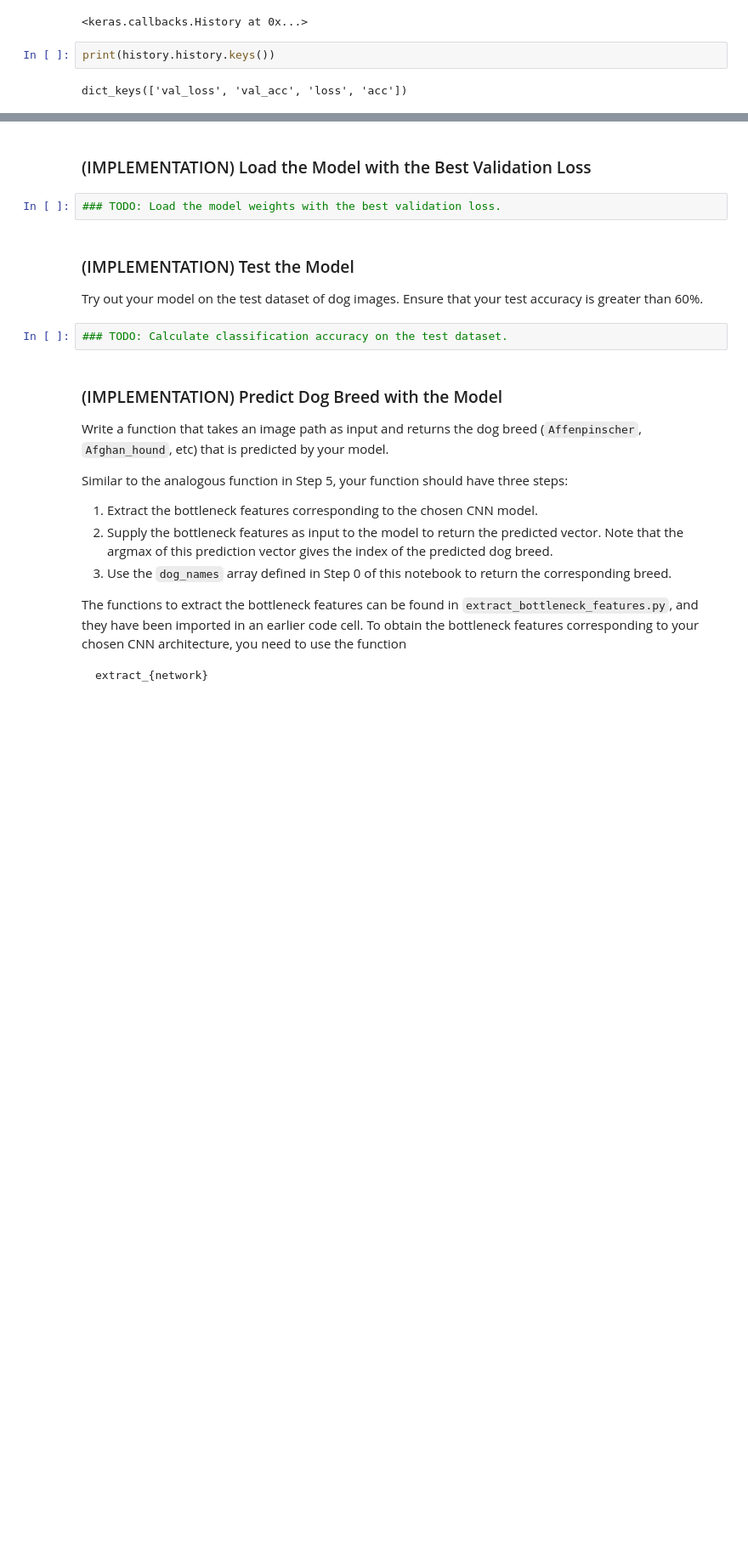
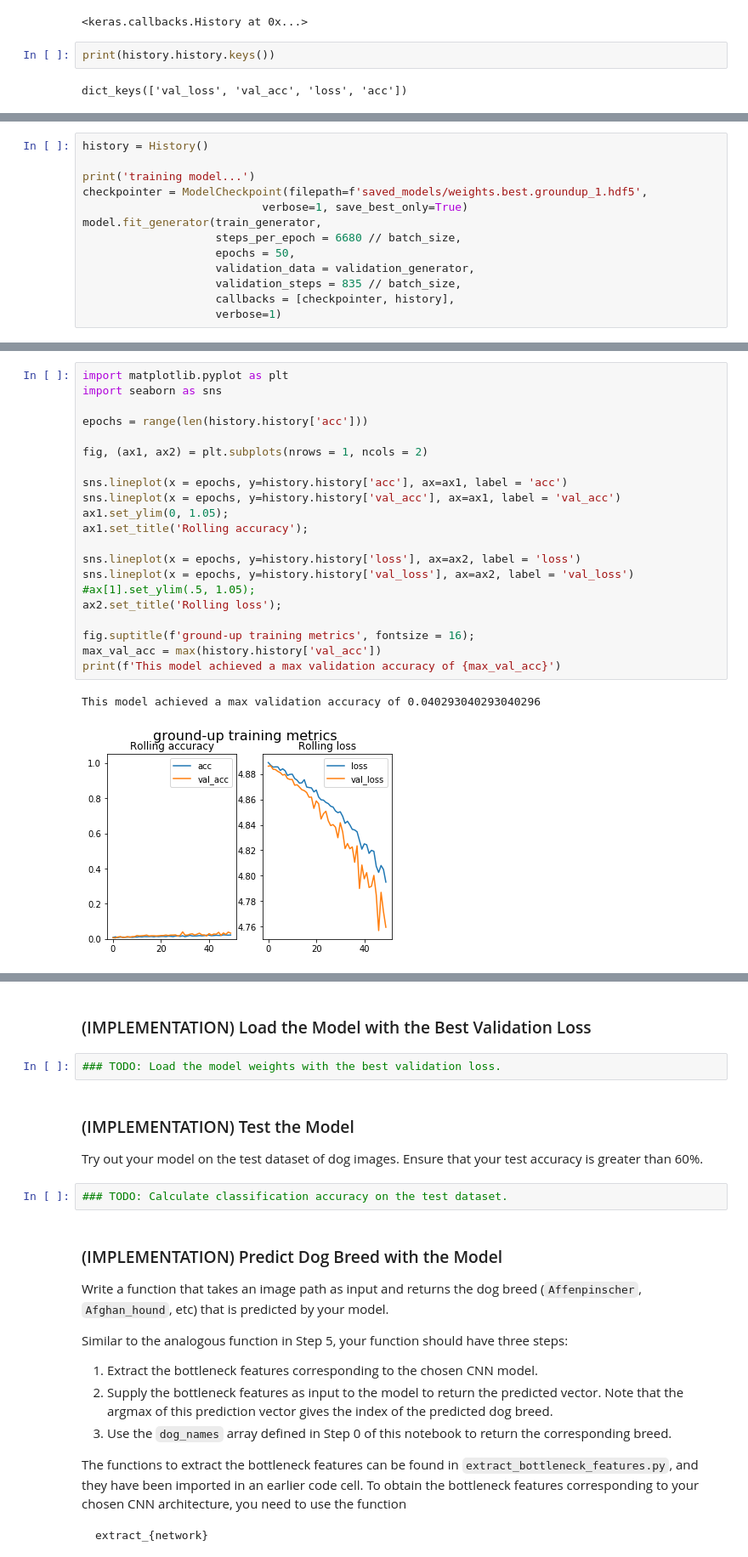
Before and after one commit to jfreds91/DSND_t2_capstone, a Jupyter notebook: dog_app.ipynb, the cells around one changed output, grey strips where cells are left out. Shown at 85% size. Cells and saved outputs as stored; diff of their text form; blank space fills up the shorter version.

```diff
--- a/dog_app.ipynb
+++ b/dog_app.ipynb
@@ -811,0 +995,13 @@ fig.suptitle(f'{net} training metrics', fontsize = 16);
+# %%
+history = History()
+
+print('training model...')
+checkpointer = ModelCheckpoint(filepath=f'saved_models/weights.best.groundup_1.hdf5',
+                           verbose=1, save_best_only=True)
+model.fit_generator(train_generator,
+                    steps_per_epoch = 6680 // batch_size,
+                    epochs = 50,
+                    validation_data = validation_generator,
+                    validation_steps = 835 // batch_size,
+                    callbacks = [checkpointer, history],
+                    verbose=1)
@@ -811,0 +1027,24 @@ fig.suptitle(f'{net} training metrics', fontsize = 16);
+# %%
+import matplotlib.pyplot as plt
+import seaborn as sns
+
+epochs = range(len(history.history['acc']))
+
+fig, (ax1, ax2) = plt.subplots(nrows = 1, ncols = 2)
+
+sns.lineplot(x = epochs, y=history.history['acc'], ax=ax1, label = 'acc')
+sns.lineplot(x = epochs, y=history.history['val_acc'], ax=ax1, label = 'val_acc')
+ax1.set_ylim(0, 1.05);
+ax1.set_title('Rolling accuracy');
+
+sns.lineplot(x = epochs, y=history.history['loss'], ax=ax2, label = 'loss')
+sns.lineplot(x = epochs, y=history.history['val_loss'], ax=ax2, label = 'val_loss')
+#ax[1].set_ylim(.5, 1.05);
+ax2.set_title('Rolling loss');
+
+fig.suptitle(f'ground-up training metrics', fontsize = 16);
+max_val_acc = max(history.history['val_acc'])
+print(f'This model achieved a max validation accuracy of {max_val_acc}')
+# %% [output]
+This model achieved a max validation accuracy of 0.040293040293040296
+[figure, added]
```
Also changed, not shown: parts of 25 cells of this notebook.
